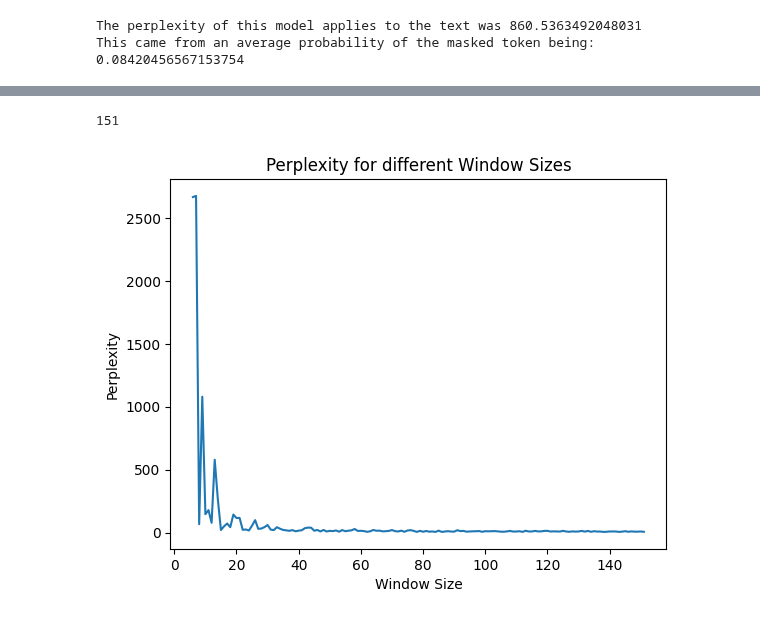
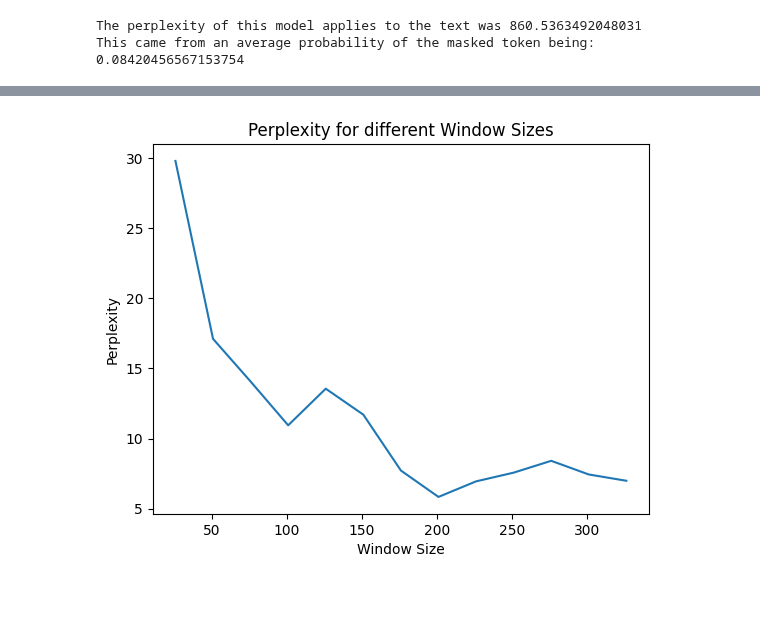
Before and after one commit to aecoaker/FTA-Summary, a Jupyter notebook: Exploring_BART_Models.ipynb, the cells around one changed output, grey strips where cells are left out. Cells and saved outputs as stored; diff of their text form; code cells hidden in the pictures.

```diff
--- a/Exploring_BART_Models.ipynb
+++ b/Exploring_BART_Models.ipynb
@@ -230,7 +230,7 @@ Token indices sequence length is longer than the specified maximum sequence leng
 The perplexity of this model applies to the text was 860.5363492048031
 This came from an average probability of the masked token being: 0.08420456567153754
 # %%
-windows = range(1,500)
+windows = range(1, 350, 25)
 p = []
 for w in windows:
   p.append(perplexity(text, window = w))
@@ -256,13 +252,9 @@ KeyboardInterrupt: ignored
-# %%
-len(p)
-# %% [output]
-151
 # %%
 import matplotlib.pyplot as plt
-plt.plot(windows[5:151], p[5:])
+plt.plot(windows[1:], p[1:])
 plt.title('Perplexity for different Window Sizes')
 plt.xlabel('Window Size')
 plt.ylabel('Perplexity')
 plt.show()
 # %% [output]
-[figure, old version]
+[figure, new version]
```
Also changed, not shown: parts of 1 cell of this notebook.
